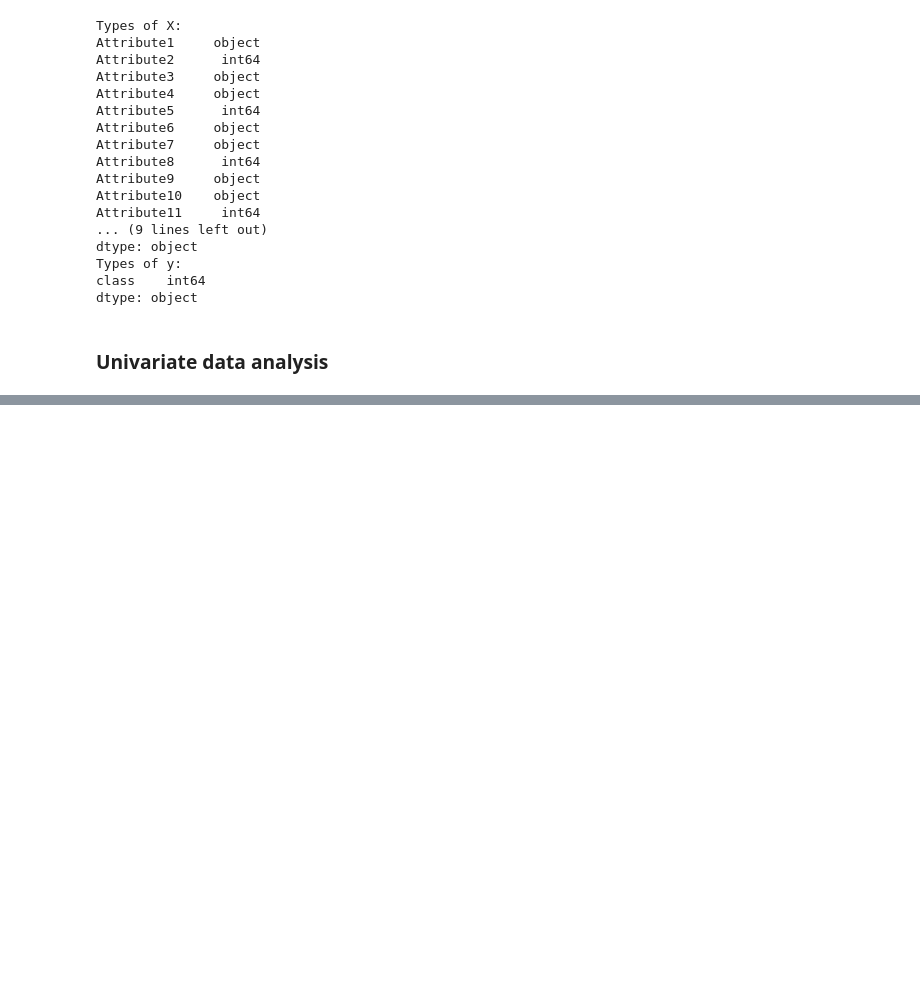
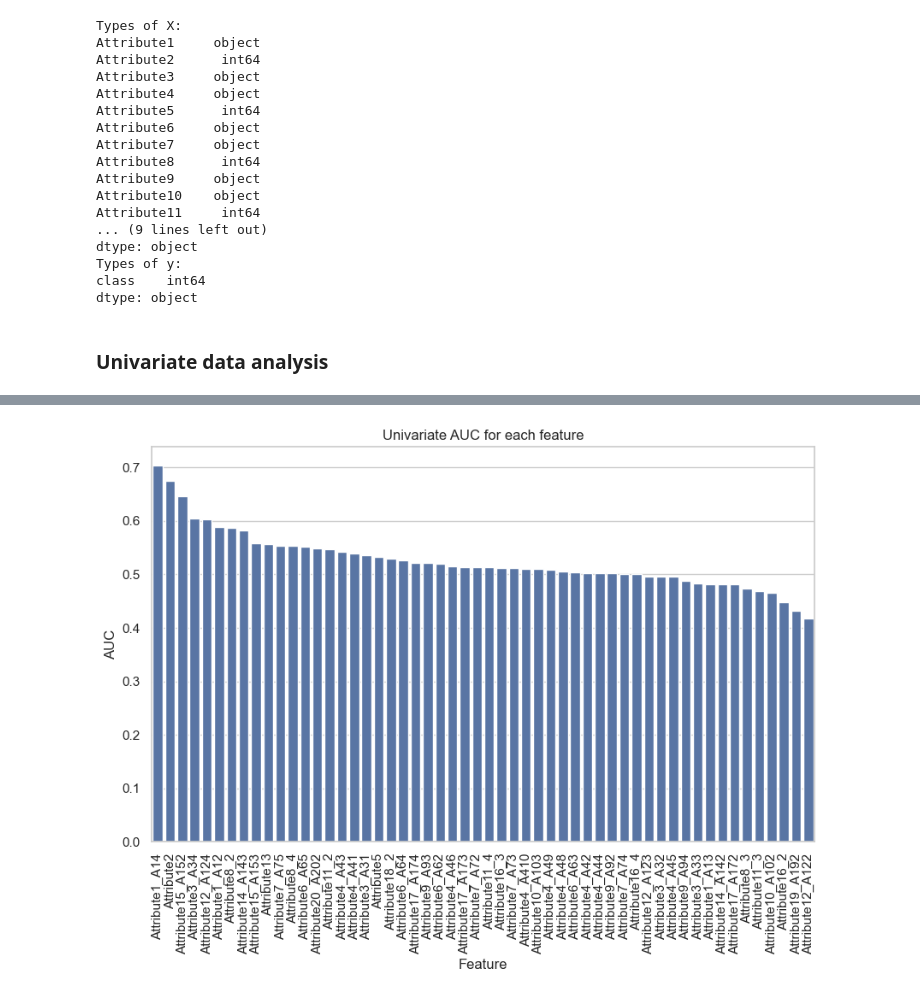
Before and after one commit to willwilkins/Credit-decisioning-model-Logreg, a Jupyter notebook: Exploratory data analysis.ipynb, the cells around one changed output, grey strips where cells are left out. Saved outputs shown, nothing was run; the diff lists cells and outputs as text; code cells hidden in the pictures; blank space fills up the shorter version.

```diff
--- a/Exploratory data analysis.ipynb
+++ b/Exploratory data analysis.ipynb
@@ -119,0 +433,32 @@ dtype: object
+# %%
+# Do univariate AUC for each feature
+def univariate_auc(X, y, feature):
+    """ Calculate the AUC for a given feature using logistic regression.
+    X is a single"""
+    # Split the data into training and test sets
+    X_train, X_test, y_train, y_test = train_test_split(X[[feature]], y, test_size=0.2, random_state=42)
+
+    # Create a pipeline with a scaler and logistic regression
+    pipeline = make_pipeline(StandardScaler(), LogisticRegression())
+
+    # Fit the model
+    pipeline.fit(X_train, y_train.values.ravel())
+
+    # Get the predicted probabilities
+    y_pred_proba = pipeline.predict_proba(X_test)[:, 1]
+
+    # Calculate the AUC
+    auc = roc_auc_score(y_test, y_pred_proba)
+
+    return auc
+# %%
+univ_auc_df = pd.DataFrame(columns=['feature', 'auc'])
+for feature in X_mini_train.columns:
+    auc = univariate_auc(X_mini_train, y_mini_train, feature)
+    new_row = pd.DataFrame({'feature': [feature], 'auc': [auc]})
+    univ_auc_df = pd.concat([univ_auc_df, new_row], ignore_index=True)
+
+# Sort the dataframe by AUC
+univ_auc_df = univ_auc_df.sort_values(by='auc', ascending=False)
+
+display(univ_auc_df.head(10))
@@ -119,0 +477,14 @@ dtype: object
+# %%
+# Create a bar plot of the AUCs for each feature
+def plot_auc(features, aucs):
+    """ Plot the AUC for each feature """
+    fig, ax = plt.subplots(figsize=(10, 6))
+    sns.barplot(x=features, y=aucs, ax=ax)
+    ax.set_title('Univariate AUC for each feature')
+    ax.set_xlabel('Feature')
+    ax.set_ylabel('AUC')
+    plt.xticks(rotation=90)
+    plt.show()
+plot_auc(univ_auc_df['feature'], univ_auc_df['auc'])
+# %% [output]
+[figure, added]
```
Also changed, not shown: parts of 24 cells of this notebook.
